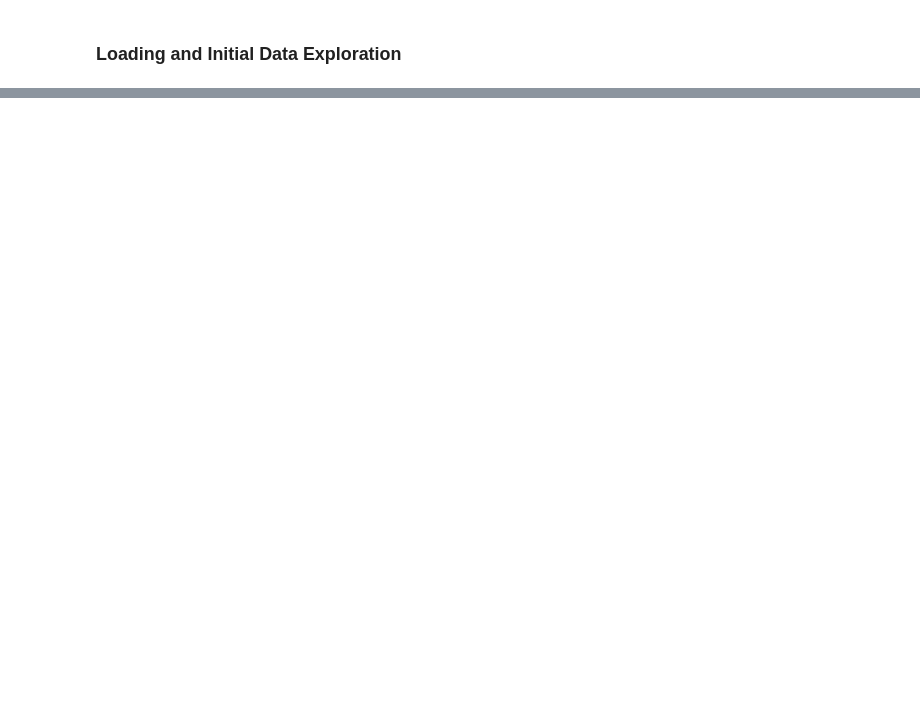
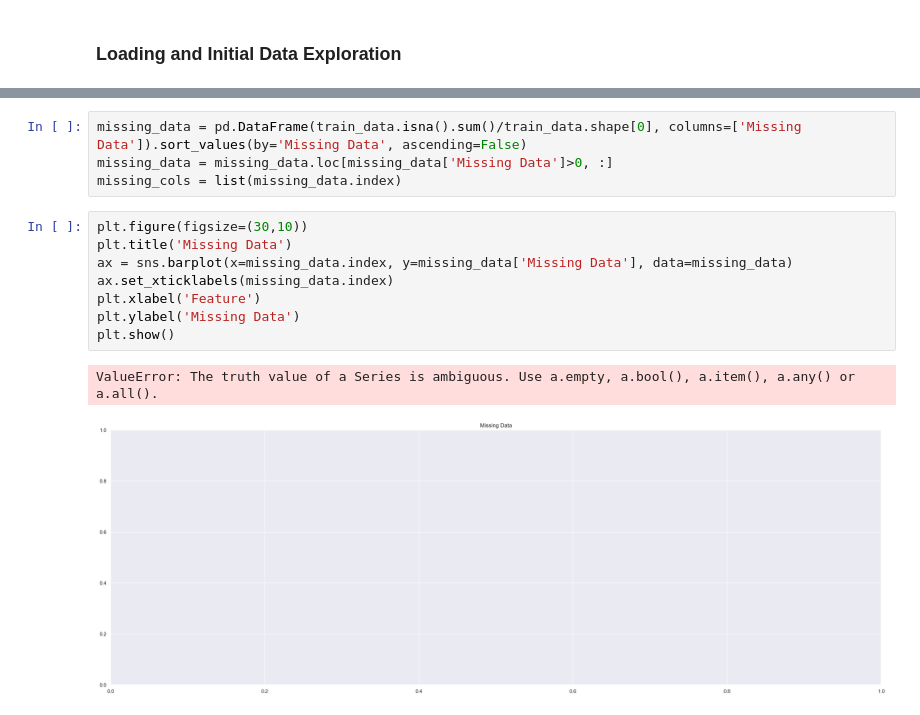
Before and after one commit to DKF-92/Healthy-Horses, a Jupyter notebook: HealthyHorsesSubmission.ipynb, the cells around one changed output, grey strips where cells are left out. Cells and saved outputs as stored; diff of their text form; blank space fills up the shorter version.

Commit message:
Missing Values barplot

```diff
--- a/HealthyHorsesSubmission.ipynb
+++ b/HealthyHorsesSubmission.ipynb
@@ -69,0 +75,15 @@ Notes on data:
+# %%
+missing_data = pd.DataFrame(train_data.isna().sum()/train_data.shape[0], columns=['Missing Data']).sort_values(by='Missing Data', ascending=False)
+missing_data = missing_data.loc[missing_data['Missing Data']>0, :]
+missing_cols = list(missing_data.index)
+# %%
+plt.figure(figsize=(30,10))
+plt.title('Missing Data')
+ax = sns.barplot(x=missing_data.index, y=missing_data['Missing Data'], data=missing_data)
+ax.set_xticklabels(missing_data.index)
+plt.xlabel('Feature')
+plt.ylabel('Missing Data')
+plt.show()
+# %% [output]
+ValueError: The truth value of a Series is ambiguous. Use a.empty, a.bool(), a.item(), a.any() or a.all().
+[figure, added]
```
Also changed, not shown: parts of 3 cells of this notebook.
